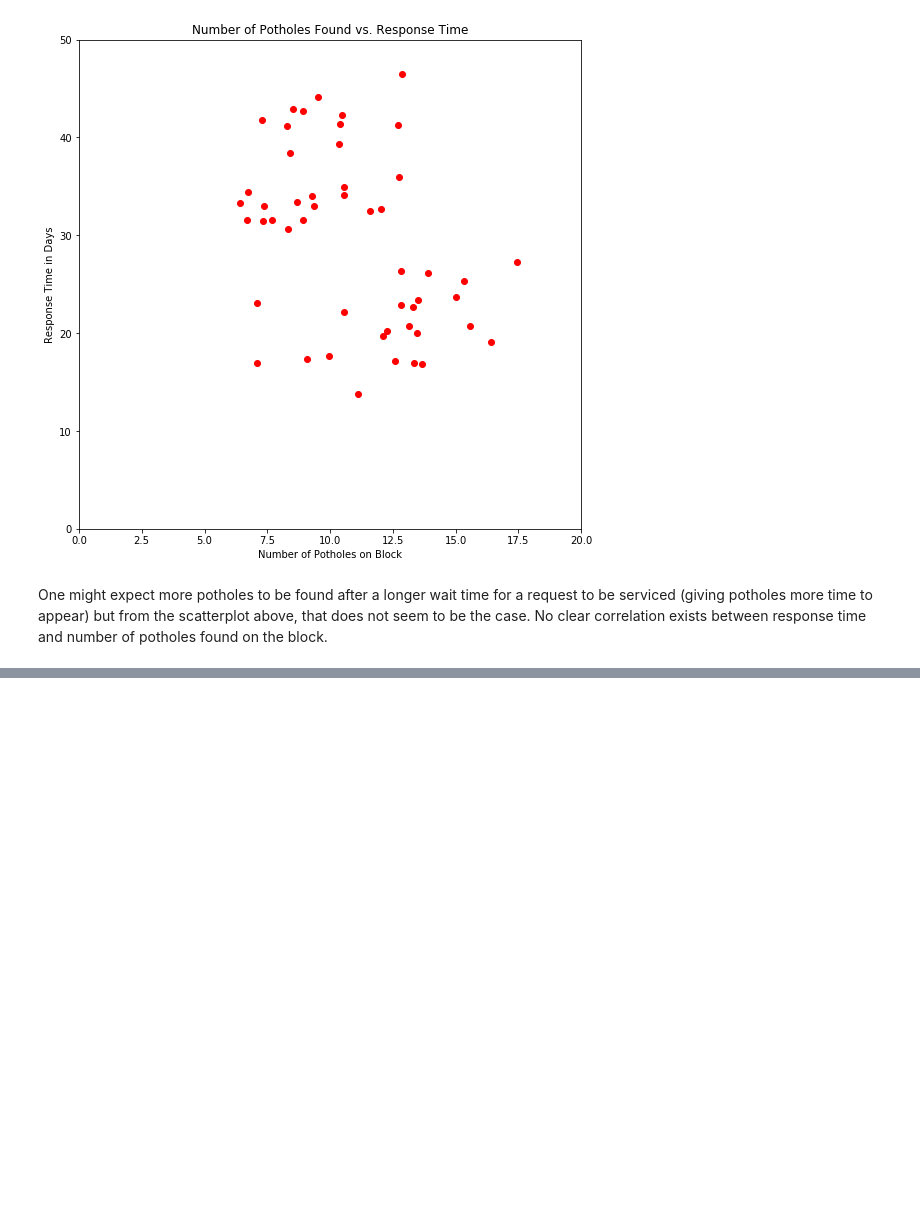
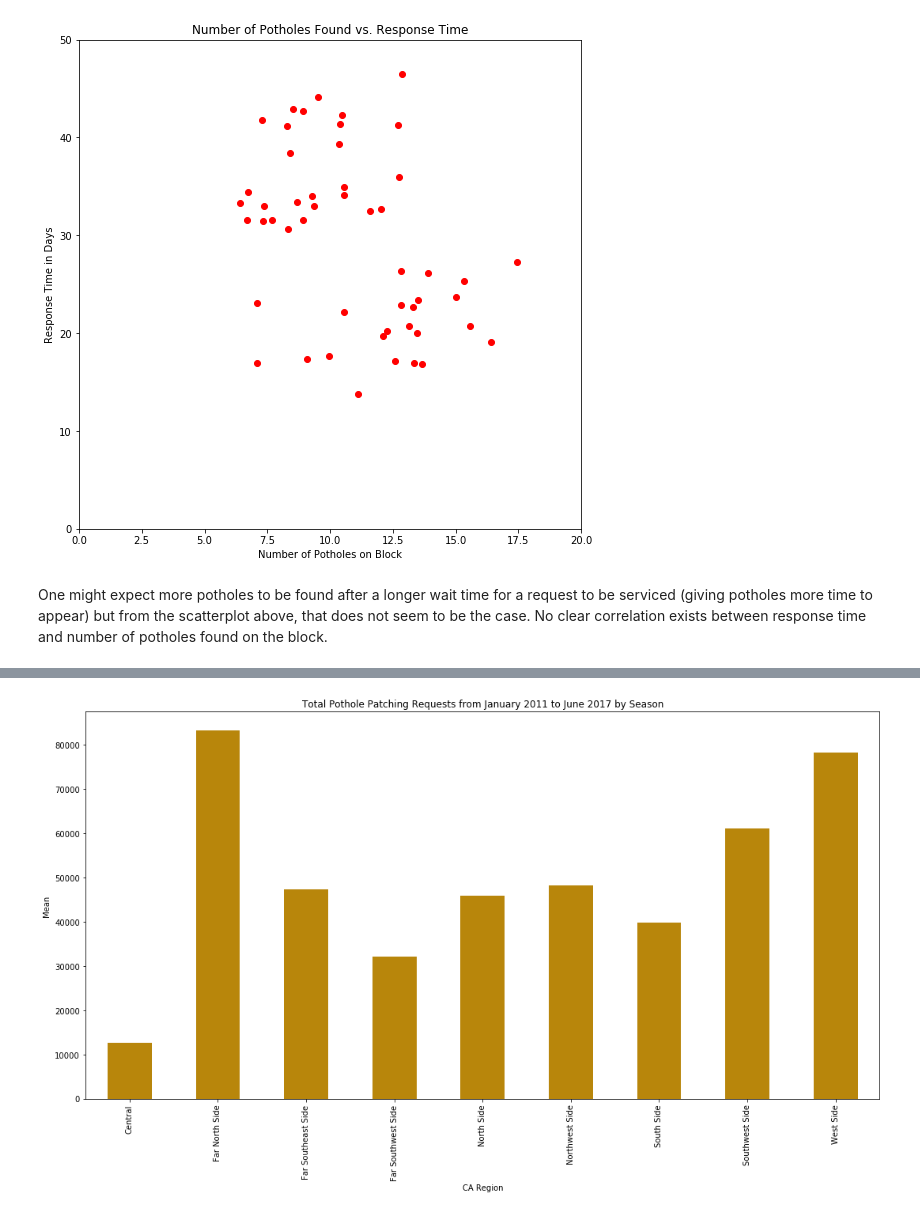
Before and after one commit to mdhanna/Chicago_Pothole_Analysis, a Jupyter notebook: Capstone1_Chicago_Pothole_Analysis.ipynb, the cells around one changed output, grey strips where cells are left out. Saved outputs shown, nothing was run; the diff lists cells and outputs as text; code cells hidden in the pictures; blank space fills up the shorter version.

```diff
--- a/Capstone1_Chicago_Pothole_Analysis.ipynb
+++ b/Capstone1_Chicago_Pothole_Analysis.ipynb
@@ -448,0 +586,8 @@ One might expect more potholes to be found after a longer wait time for a reques
+# %%
+regionalPop = totalDF.groupby('CA Region')['TOT_POP'].count()
+fig = plt.figure(figsize=(18, 9))
+regionalPop.plot(kind='bar', color = 'darkgoldenrod');
+plt.ylabel('Mean ');
+plt.title('Total Pothole Patching Requests from January 2011 to June 2017 by Season');
+# %% [output]
+[figure, added]
```
Also changed, not shown: parts of 16 cells of this notebook.
